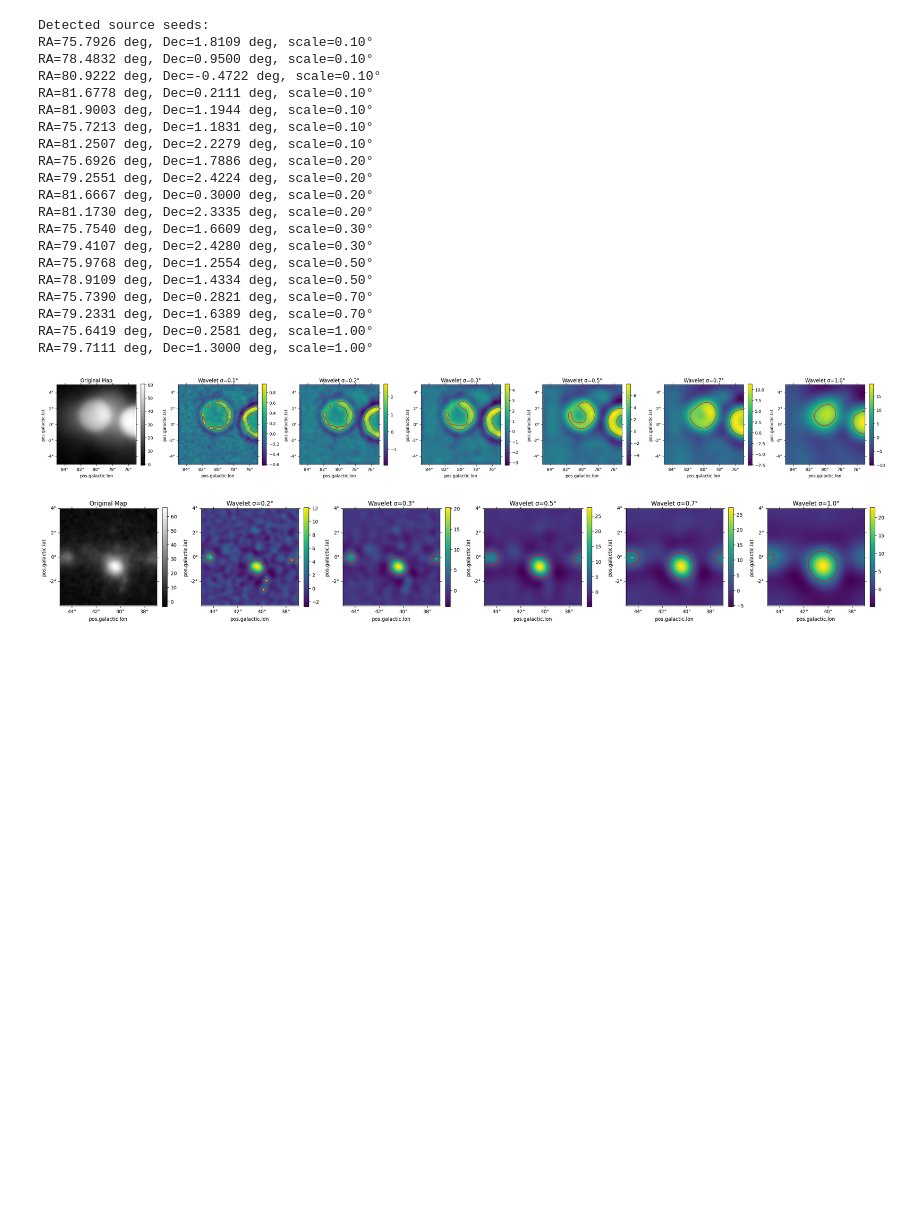
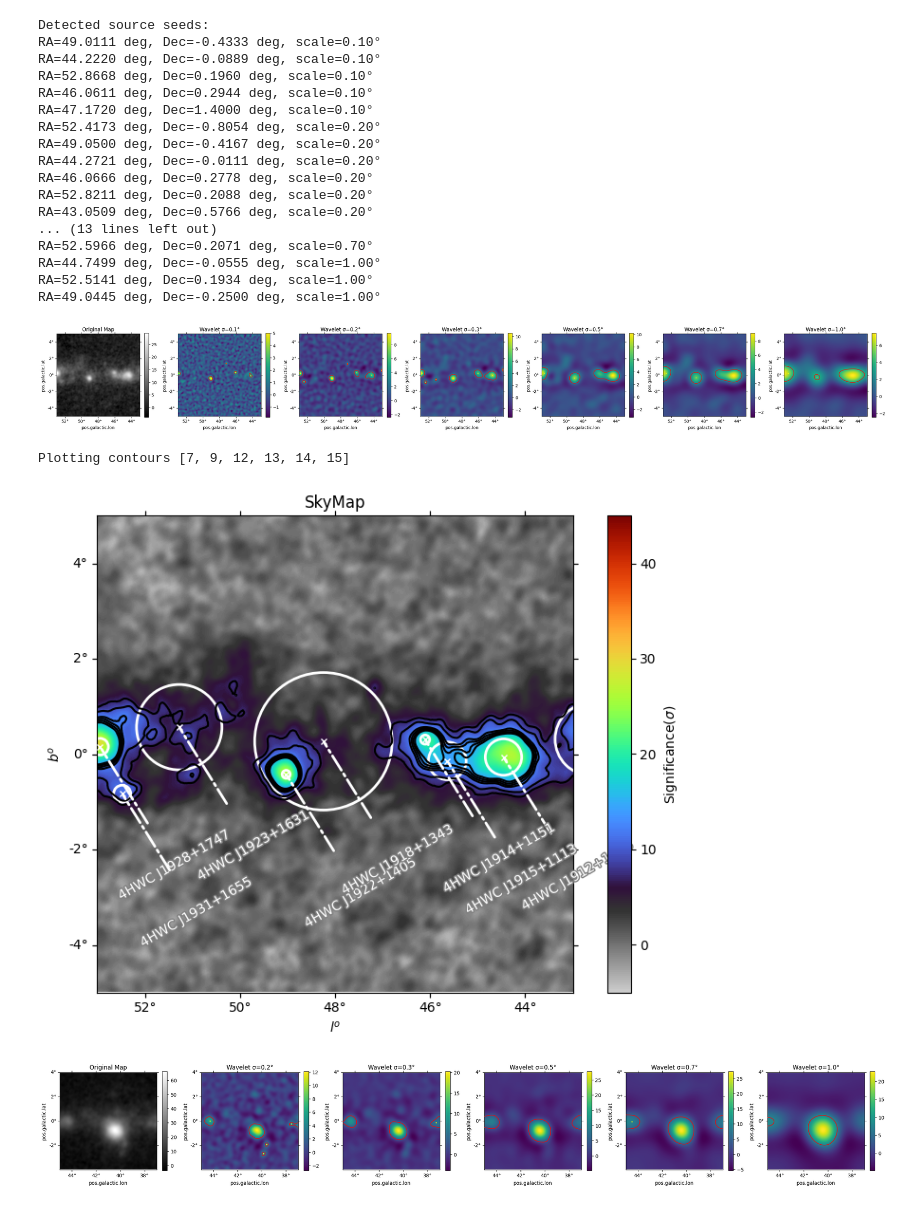
Before and after one commit to rishibbdb/AstroImageDetection, a Jupyter notebook: wavelet.ipynb, the cells around one changed output. Drawn from its saved outputs; the diff is of its cells as text; code cells hidden in the pictures; blank space fills up the shorter version.

```diff
--- a/wavelet.ipynb
+++ b/wavelet.ipynb
@@ -111,13 +114,12 @@ Peak intensity value: 33.67956430348725
 # %%
-filename ='/Users/rishi/Documents/Analysis/data/map.fits'
-filename ='/Users/rishi/Documents/Analysis/data/aligned-ml-wholesky-neg-ext2.0.fits.gz'
-x = 80
+filename ='/Users/rishi/Documents/Analysis/data/aligned-ml-wholesky-neg-ext0.0.fits.gz'
+x = 48
 y = 0
 xlength =  5
 ylength = 5
 coord_sys = 'G'
 array, _, wcs, xnum, ynum, pixel_size = load_hawc_data(filename, x, y, xlength, ylength, coord_sys)
-fig=make_plots(array, wcs, pixel_size, coordsys='G', threshold=5, vmin=-5, vmax=45, contour=True, title='SkyMap', hotspots=None, save_dir=None, pdf=False, cmap='ult', figsize=(10, 6), labels=['4afgl', 'pualsar', '4haawc', '1lhaaaso'])
+fig=make_plots(array, wcs, pixel_size, coordsys='G', threshold=5, vmin=-5, vmax=45, contour=True, title='SkyMap', hotspots=None, save_dir=None, pdf=False, cmap='ult', figsize=(10, 6), labels=['4afgl', 'pualsar', '4hawc', '1lhaaaso'])
 find_peak(array, wcs)
 gal_to_cel(x, y)
 # %% [output]
@@ -151,7 +154,7 @@ masks = threshold_maps(wavelet_maps, nsigma=4)
 # %%
 from scipy.ndimage import gaussian_laplace, label
 all_seeds = []
-min_distance_pix = 1
+min_distance_pix = int(0.2/pixel_size)
 for i, mask in enumerate(masks):
     # label connected components
     labeled, nobj = label(mask)
@@ -187,25 +190,22 @@ for s in all_seeds:
     print(f"RA={s['ra']:.4f} deg, Dec={s['dec']:.4f} deg, scale={s['scale_deg']:.2f}°")
 # %% [output]
 Detected source seeds:
-RA=75.7926 deg, Dec=1.8109 deg, scale=0.10°
-RA=78.4832 deg, Dec=0.9500 deg, scale=0.10°
-RA=80.9222 deg, Dec=-0.4722 deg, scale=0.10°
-RA=81.6778 deg, Dec=0.2111 deg, scale=0.10°
-RA=81.9003 deg, Dec=1.1944 deg, scale=0.10°
-RA=75.7213 deg, Dec=1.1831 deg, scale=0.10°
-RA=81.2507 deg, Dec=2.2279 deg, scale=0.10°
-RA=75.6926 deg, Dec=1.7886 deg, scale=0.20°
-RA=79.2551 deg, Dec=2.4224 deg, scale=0.20°
-RA=81.6667 deg, Dec=0.3000 deg, scale=0.20°
-RA=81.1730 deg, Dec=2.3335 deg, scale=0.20°
-RA=75.7540 deg, Dec=1.6609 deg, scale=0.30°
-RA=79.4107 deg, Dec=2.4280 deg, scale=0.30°
-RA=75.9768 deg, Dec=1.2554 deg, scale=0.50°
-RA=78.9109 deg, Dec=1.4334 deg, scale=0.50°
-RA=75.7390 deg, Dec=0.2821 deg, scale=0.70°
-RA=79.2331 deg, Dec=1.6389 deg, scale=0.70°
-RA=75.6419 deg, Dec=0.2581 deg, scale=1.00°
-RA=79.7111 deg, Dec=1.3000 deg, scale=1.00°
+RA=49.0111 deg, Dec=-0.4333 deg, scale=0.10°
+RA=44.2220 deg, Dec=-0.0889 deg, scale=0.10°
+RA=52.8668 deg, Dec=0.1960 deg, scale=0.10°
+RA=46.0611 deg, Dec=0.2944 deg, scale=0.10°
+RA=47.1720 deg, Dec=1.4000 deg, scale=0.10°
+RA=52.4173 deg, Dec=-0.8054 deg, scale=0.20°
+RA=49.0500 deg, Dec=-0.4167 deg, scale=0.20°
+RA=44.2721 deg, Dec=-0.0111 deg, scale=0.20°
+RA=46.0666 deg, Dec=0.2778 deg, scale=0.20°
+RA=52.8211 deg, Dec=0.2088 deg, scale=0.20°
+RA=43.0509 deg, Dec=0.5766 deg, scale=0.20°
+... (13 lines left out)
+RA=52.5966 deg, Dec=0.2071 deg, scale=0.70°
+RA=44.7499 deg, Dec=-0.0555 deg, scale=1.00°
+RA=52.5141 deg, Dec=0.1934 deg, scale=1.00°
+RA=49.0445 deg, Dec=-0.2500 deg, scale=1.00°
 # %%
 def plot_wavelet_maps(map_data, wavelet_maps, masks, scales, wcs, all_seeds):
     """
@@ -250,10 +250,13 @@ def plot_wavelet_maps(map_data, wavelet_maps, masks, scales, wcs, all_seeds):
 # %%
 import matplotlib.pyplot as plt
 from matplotlib.patches import Circle
 
 plot_wavelet_maps(array, wavelet_maps, masks, scales, wcs, all_seeds)
+fig=make_plots(array, wcs, pixel_size, coordsys='G', threshold=5, vmin=-5, vmax=45, contour=True, title='SkyMap', hotspots=None, save_dir=None, pdf=False, cmap='ult', figsize=(10, 6), labels=['4afgl', 'pualsar', '4hawc', '1lhaaaso'])
 # %% [output]
-[figure, old version]
+[figure, new version]
+Plotting contours [7, 9, 12, 13, 14, 15]
+[figure, added]
 # %%
 from astropy.coordinates import SkyCoord
 import astropy.units as u
```
Also changed, not shown: parts of 4 cells of this notebook, 5 other files.
